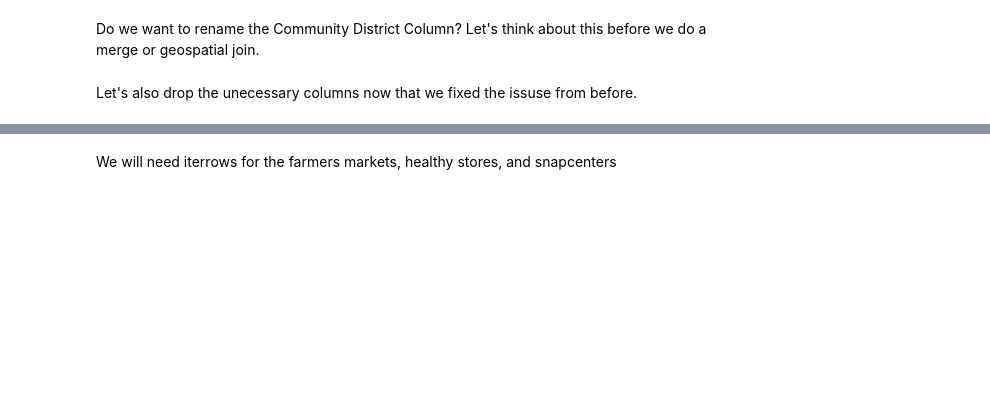
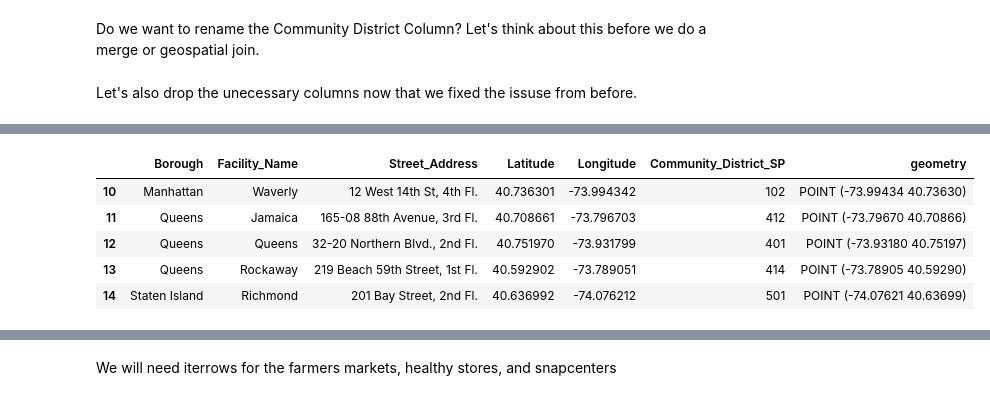
Before and after one commit to LJRollerII/NSS_Capstone_Project, a Jupyter notebook: notebooks/NYC_Healthy_Food_Access.ipynb, the cells around one changed output, grey strips where cells are left out. Cells and saved outputs as stored; diff of their text form; code cells hidden in the pictures; blank space fills up the shorter version.

```diff
--- a/notebooks/NYC_Healthy_Food_Access.ipynb
+++ b/notebooks/NYC_Healthy_Food_Access.ipynb
@@ -111,3 +256,12 @@ snap.head()
+# %%
+snap.tail()
+# %% [output]
+|  | Borough | Facility_Name | Street_Address | Latitude | Longitude | Community_District_SP | geometry |
+| 10 | Manhattan | Waverly | 12 West 14th St, 4th Fl. | 40.736301 | -73.994342 | 102 | POINT (-73.99434 40.73630) |
+| 11 | Queens | Jamaica | 165-08 88th Avenue, 3rd Fl. | 40.708661 | -73.796703 | 412 | POINT (-73.79670 40.70866) |
+| 12 | Queens | Queens | 32-20 Northern Blvd., 2nd Fl. | 40.751970 | -73.931799 | 401 | POINT (-73.93180 40.75197) |
+| 13 | Queens | Rockaway | 219 Beach 59th Street, 1st Fl. | 40.592902 | -73.789051 | 414 | POINT (-73.78905 40.59290) |
+| 14 | Staten Island | Richmond | 201 Bay Street, 2nd Fl. | 40.636992 | -74.076212 | 501 | POINT (-74.07621 40.63699) |
 # %%
 snap.columns = ['Borough','Facility_Name','Street_Address','Latitude','Longitude','Community_District_SP','geometry']
 # %%
```
Also changed, not shown: parts of 32 cells of this notebook.
